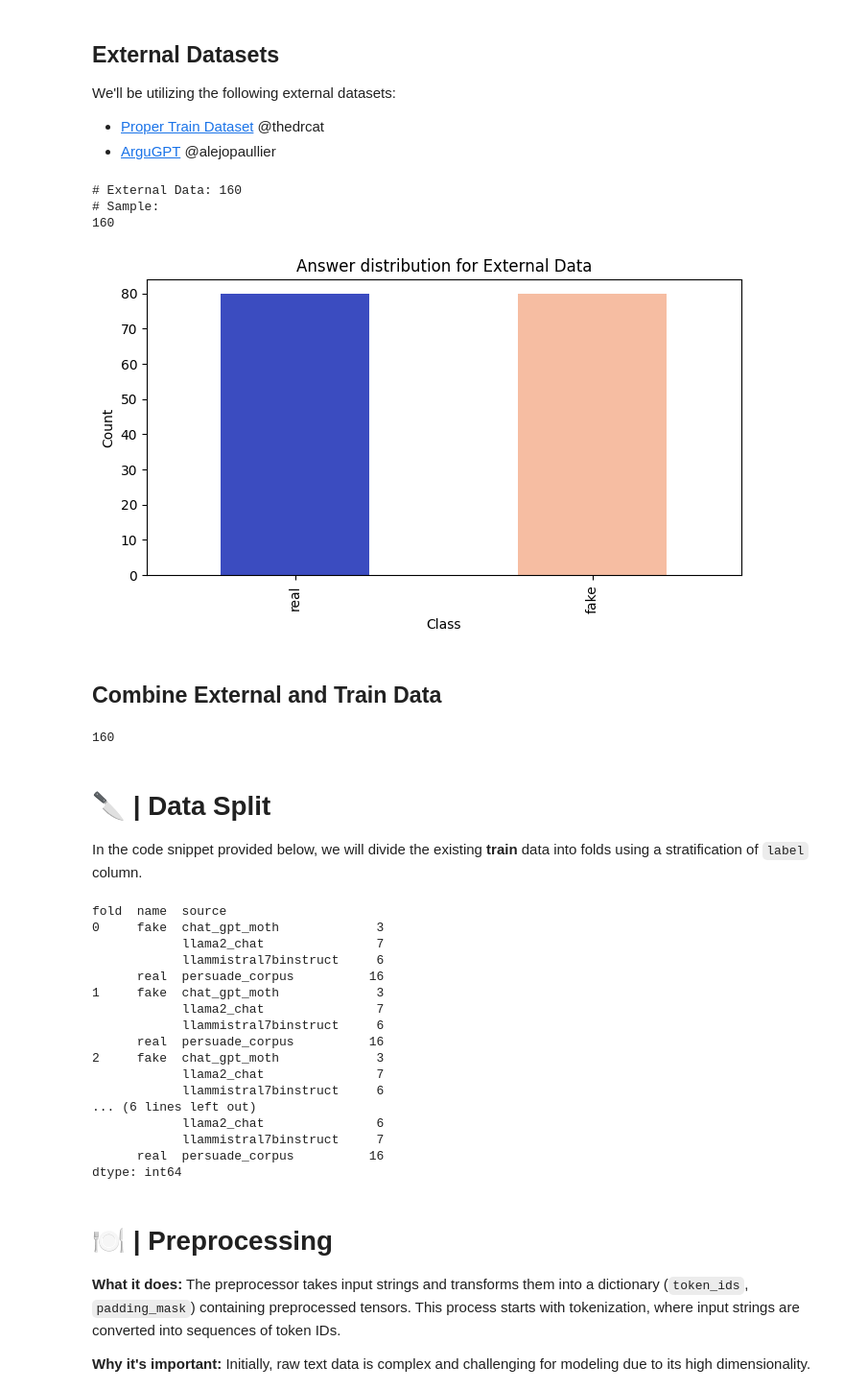
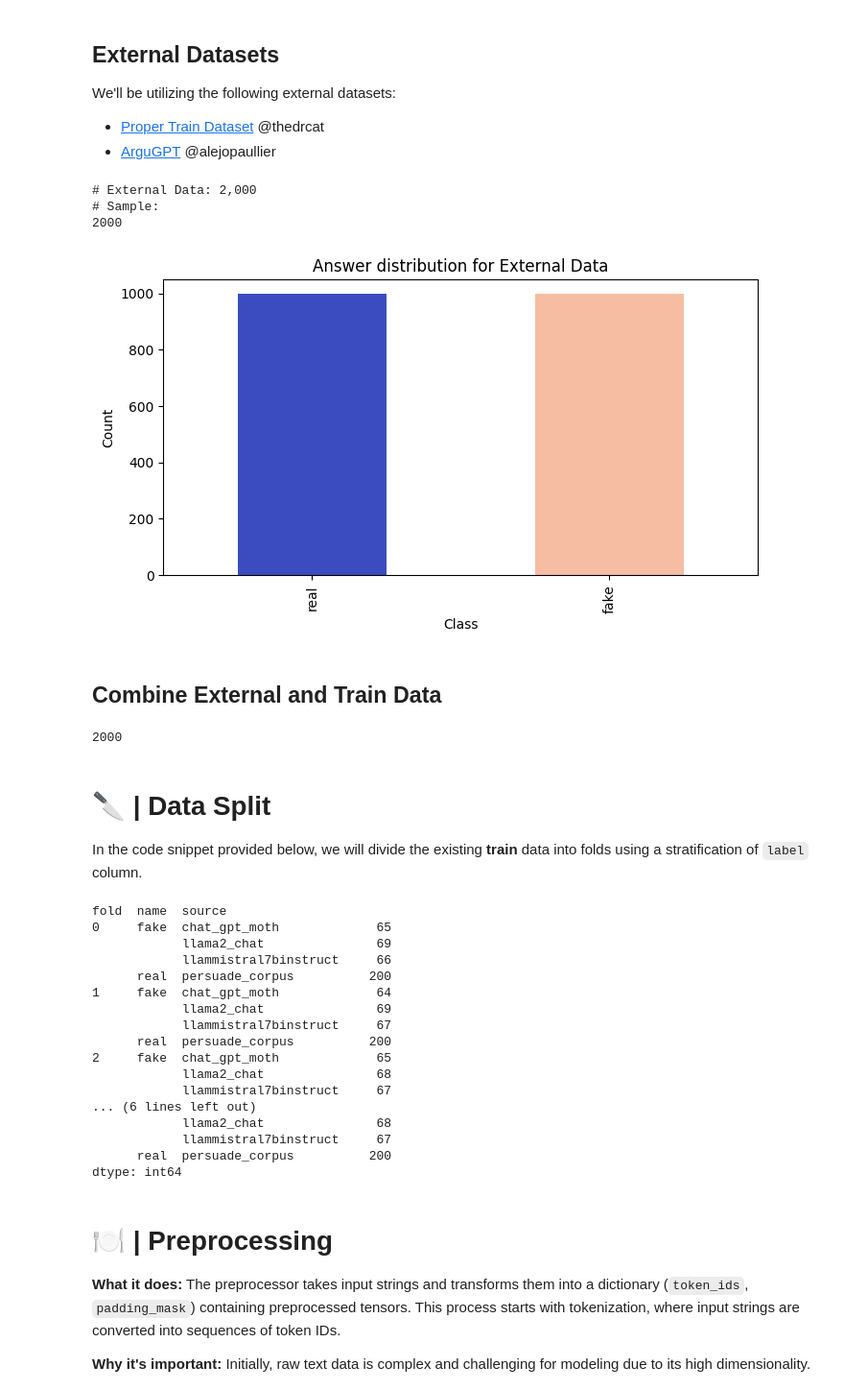
Before and after one commit to dinleo/Kaggle, a Jupyter notebook: llm-detect-ai-generated-text/detect-fake-text-kerasnlp-tf-torch-jax-train.ipynb, the cells around one changed output. Shown at 96% size. Saved outputs shown, nothing was run; the diff lists cells and outputs as text; code cells hidden in the pictures.

Commit message:
Train

```diff
--- a/llm-detect-ai-generated-text/detect-fake-text-kerasnlp-tf-torch-jax-train.ipynb
+++ b/llm-detect-ai-generated-text/detect-fake-text-kerasnlp-tf-torch-jax-train.ipynb
@@ -89,6 +89,7 @@ True
 class CFG:
     verbose = 0  # Verbosity
 
+    num_of_dataset = 2000 # total num of training dataset
     wandb = True  # Weights & Biases logging
     competition = 'llm-detect-ai-generated-text'  # Competition name
     _wandb_kernel = 'dinleo11'  # WandB kernel
@@ -96,14 +97,14 @@ class CFG:
     preset = "deberta_v3_small_en"  # Name of pretrained models
     sequence_length = 200  # Input sequence length
 
-    device = 'TPU'  # Device
+    device = 'GPU'  # Device
 
     seed = 42  # Random seed
 
     num_folds = 5  # Total folds
-    selected_folds = [0, 1, 2, 3, 4]  # Folds to train on
+    selected_folds = [0]  # Folds to train on
 
-    epochs = 1 # Training epochs
+    epochs = 10 # Training epochs
     batch_size = 32  # Batch size
     drop_remainder = True  # Drop incomplete batches
     cache = True # Caches data after one iteration, use only with `TPU` to avoid OOM
@@ -215,38 +216,38 @@ ext_df1 = pd.read_csv(EXT_PATH1)
 # ext_df5['label'] = 1
 
 ext_df = pd.concat([
-    ext_df1[ext_df1.label==0].sample(80),
-    ext_df1[ext_df1.label==1].sample(80)
+    ext_df1[ext_df1.label==0].sample(CFG.num_of_dataset//2),
+    ext_df1[ext_df1.label==1].sample(CFG.num_of_dataset//2)
 ])
 
 
 # ext_real_df = ext_df[['id', 'text']].copy()
 # ext_real_df['label']  = 0
 
 # ext_fake_df = ext_df[['id', 'source_text']].copy()
 # ext_fake_df.rename(columns={"source_text":"text"}, inplace=True)
 # ext_fake_df['label']  = 1
 
 # ext_df = pd.concat([ext_real_df, ext_fake_df], axis=0)
 ext_df['name'] = ext_df.label.map(CFG.label2name)
 
 # Display information about the external data
 print("# External Data: {:,}".format(len(ext_df)))
 print("# Sample:")
 ext_df.head(2)
 print(len(ext_df))
 # Show distribution of answers using a bar plot
 plt.figure(figsize=(8, 4))
 ext_df.name.value_counts().plot.bar(color=[cmap(0.0), cmap(0.65)])
 plt.xlabel("Class")
 plt.ylabel("Count")
 plt.title("Answer distribution for External Data")
 plt.show()
 # %% [output]
-# External Data: 160
+# External Data: 2,000
 # Sample:
-160
+2000
-[figure, old version]
+[figure, new version]
 # %% [markdown]
 ## Combine External and Train Data
 # %%
@@ -255,7 +256,7 @@ df = ext_df.copy().reset_index(drop=True)
 df.head()
 print(len(df))
 # %% [output]
-160
+2000
 # %% [markdown]
 # 🔪 | Data Split
 
@@ -279,21 +280,21 @@ for fold, (train_idx, val_idx) in enumerate(skf.split(df, df['stratify'])):
 df.groupby(["fold", "name", "source"]).size()
 # %% [output]
 fold  name  source
-0     fake  chat_gpt_moth             3
-            llama2_chat               7
-            llammistral7binstruct     6
-      real  persuade_corpus          16
-1     fake  chat_gpt_moth             3
-            llama2_chat               7
-            llammistral7binstruct     6
-      real  persuade_corpus          16
-2     fake  chat_gpt_moth             3
-            llama2_chat               7
-            llammistral7binstruct     6
+0     fake  chat_gpt_moth             65
+            llama2_chat               69
+            llammistral7binstruct     66
+      real  persuade_corpus          200
+1     fake  chat_gpt_moth             64
+            llama2_chat               69
+            llammistral7binstruct     67
+      real  persuade_corpus          200
+2     fake  chat_gpt_moth             65
+            llama2_chat               68
+            llammistral7binstruct     67
 ... (6 lines left out)
-            llama2_chat               6
-            llammistral7binstruct     7
-      real  persuade_corpus          16
+            llama2_chat               68
+            llammistral7binstruct     67
+      real  persuade_corpus          200
 dtype: int64
 # %% [markdown]
 # 🍽️ | Preprocessing
```
Also changed, not shown: parts of 6 cells of this notebook, 2 other files.
